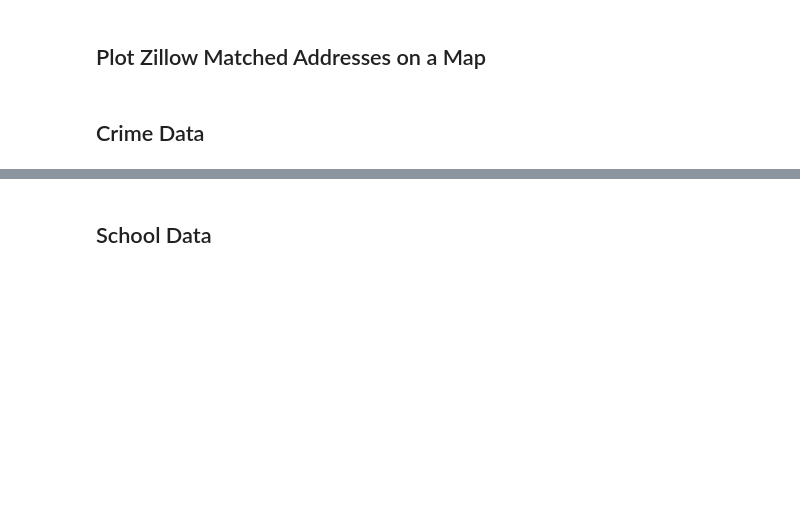
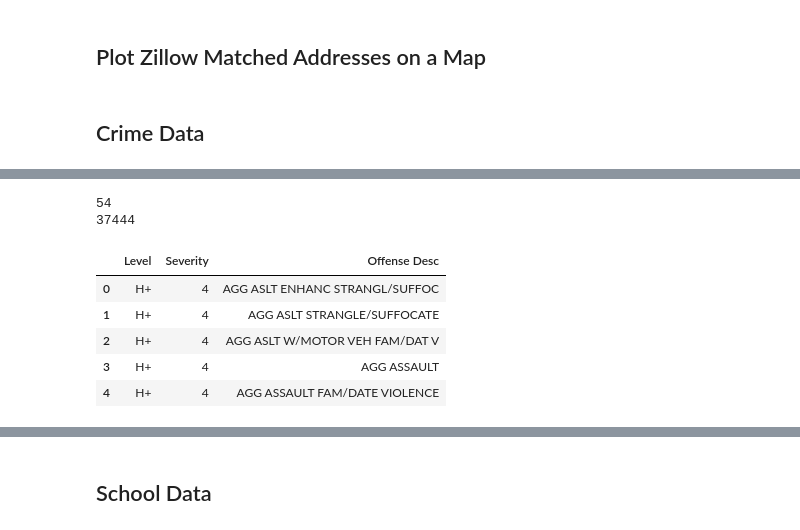
Before and after one commit to vlarie/EPIC_team5_Project2, a Jupyter notebook: jupyter notebooks/EPICdata.ipynb, the cells around one changed output, grey strips where cells are left out. Drawn from its saved outputs; the diff is of its cells as text; code cells hidden in the pictures; blank space fills up the shorter version.

```diff
--- a/jupyter notebooks/EPICdata.ipynb
+++ b/jupyter notebooks/EPICdata.ipynb
@@ -814,0 +813,3 @@ bins = [1, 2, 3, 4, 5, 6, 7]
+# %%
+# Read in crime severity csv
+crimeSeverityDF = csvDF("../data/crimeDescSeverity.csv")
@@ -814,0 +819,15 @@ bins = [1, 2, 3, 4, 5, 6, 7]
+# %%
+print(len(crimeSeverityDF))
+print(len(crimeSeverityDF2))
+# %% [output]
+54
+37444
+# %%
+crimeSeverityDF.head()
+# %% [output]
+|  | Level | Severity | Offense Desc |
+| 0 | H+ | 4 | AGG ASLT ENHANC STRANGL/SUFFOC |
+| 1 | H+ | 4 | AGG ASLT STRANGLE/SUFFOCATE |
+| 2 | H+ | 4 | AGG ASLT W/MOTOR VEH FAM/DAT V |
+| 3 | H+ | 4 | AGG ASSAULT |
+| 4 | H+ | 4 | AGG ASSAULT FAM/DATE VIOLENCE |
```
Also changed, not shown: parts of 5 cells of this notebook.
